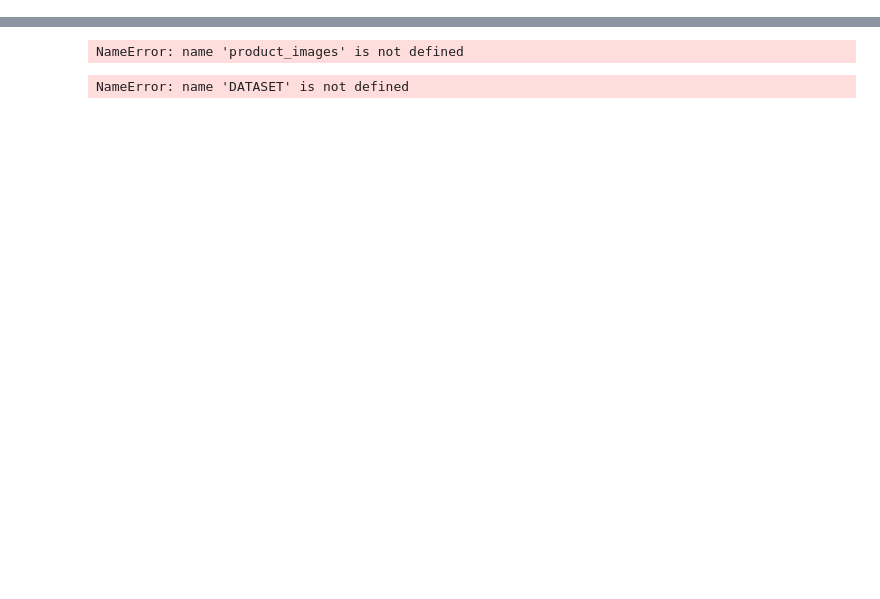
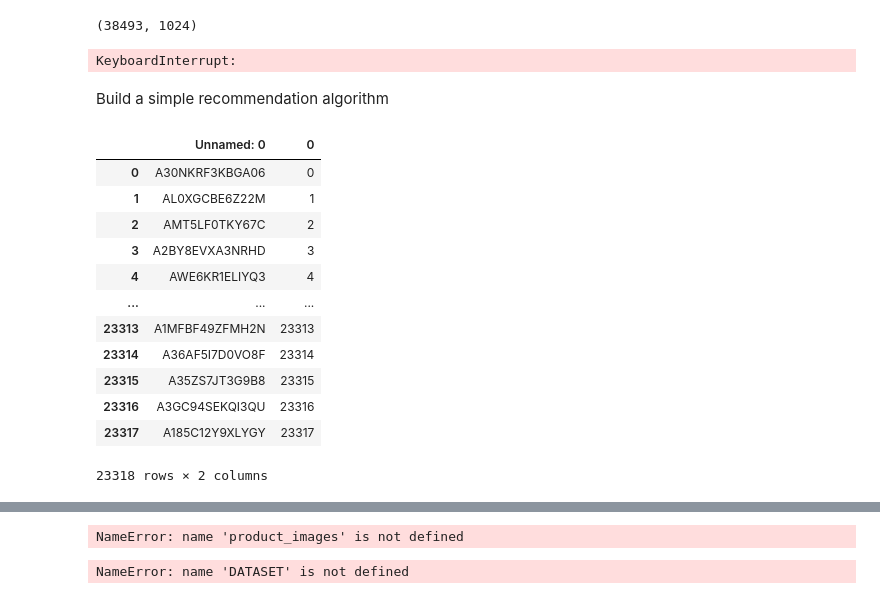
Before and after one commit to igui/Align-MacridVAE-data, a Jupyter notebook: clip_search_similarity.ipynb, the cells around one changed output, grey strips where cells are left out. Saved outputs shown, nothing was run; the diff lists cells and outputs as text; code cells hidden in the pictures; blank space fills up the shorter version.

```diff
--- a/clip_search_similarity.ipynb
+++ b/clip_search_similarity.ipynb
@@ -32,0 +17,21 @@ DATASET = 'Clothing_Shoes_and_Jewelry'
+# %%
+DATASET = 'Clothing_Shoes_and_Jewelry'
+
+DATA_PATH = Path('data') / DATASET
+assert DATA_PATH.exists(), f"{DATA_PATH} does not exist"
+
+EMBED_IMAGE = DATA_PATH / 'embed_image.npy'
+EMBED_TEXT = DATA_PATH / 'embed_text.npy'
+
+assert EMBED_IMAGE.exists(), f"{EMBED_IMAGE} does not exist"
+assert EMBED_TEXT.exists(), f"{EMBED_TEXT} does not exist"
+
+TRAIN_PATH = Path(f'data/{DATASET}/train.txt')
+TEST_PATH = Path(f'data/{DATASET}/test.txt')
+ITEMS_PATH = Path(f'data/{DATASET}/items.txt')
+USERS_PATH = Path(f'data/{DATASET}/users.txt')
+
+assert TRAIN_PATH.exists(), f"{TRAIN_PATH} does not exist"
+assert TEST_PATH.exists(), f"{TEST_PATH} does not exist"
+assert ITEMS_PATH.exists(), f"{ITEMS_PATH} does not exist"
+assert USERS_PATH.exists(), f"{USERS_PATH} does not exist"
@@ -32,0 +71,9 @@ DATASET = 'Clothing_Shoes_and_Jewelry'
+# %%
+embed_text = np.load(EMBED_TEXT)
+embed_text.shape
+# %% [output]
+(38493, 1024)
+# %%
+text_text_similarity = cosine_matrix(embed_text, embed_text)
+# %% [output]
+KeyboardInterrupt:
@@ -32,0 +84,19 @@ DATASET = 'Clothing_Shoes_and_Jewelry'
+# %% [markdown]
+Build a simple recommendation algorithm
+# %%
+users = pd.read_csv(USERS_PATH)
+users
+# %% [output]
+|  | Unnamed: 0 | 0 |
+| 0 | A30NKRF3KBGA06 | 0 |
+| 1 | AL0XGCBE6Z22M | 1 |
+| 2 | AMT5LF0TKY67C | 2 |
+| 3 | A2BY8EVXA3NRHD | 3 |
+| 4 | AWE6KR1ELIYQ3 | 4 |
+| ... | ... | ... |
+| 23313 | A1MFBF49ZFMH2N | 23313 |
+| 23314 | A36AF5I7D0VO8F | 23314 |
+| 23315 | A35ZS7JT3G9B8 | 23315 |
+| 23316 | A3GC94SEKQI3QU | 23316 |
+| 23317 | A185C12Y9XLYGY | 23317 |
+23318 rows × 2 columns
```
Also changed, not shown: parts of 24 cells of this notebook, 3 other files.
